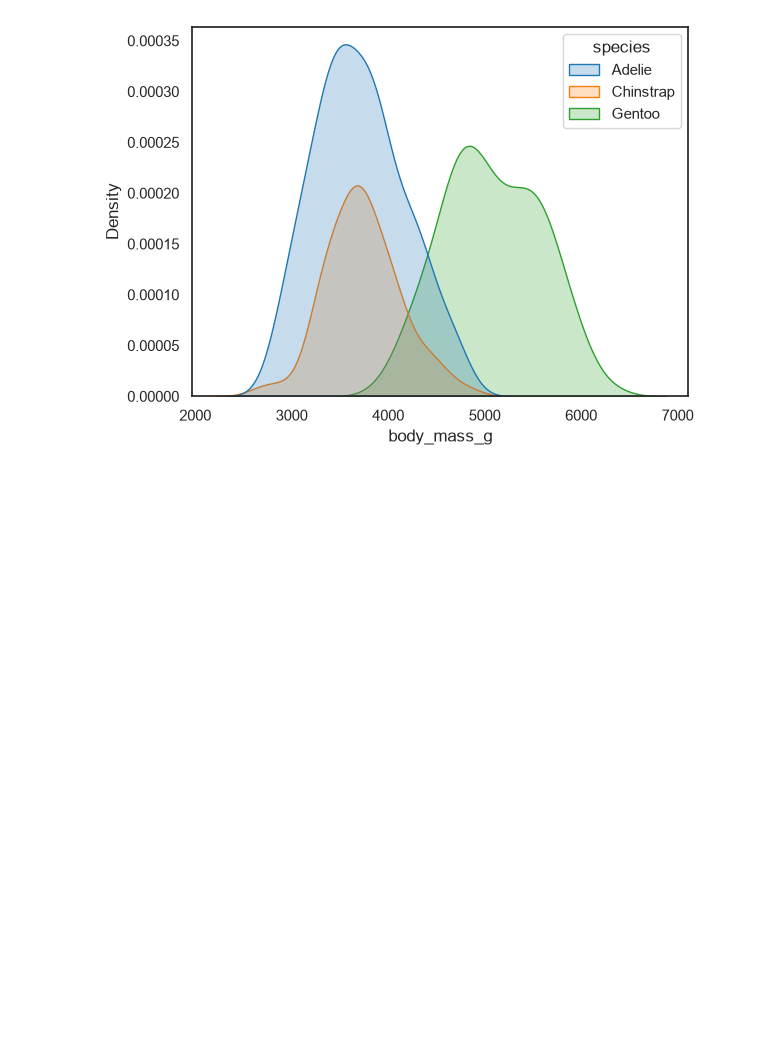
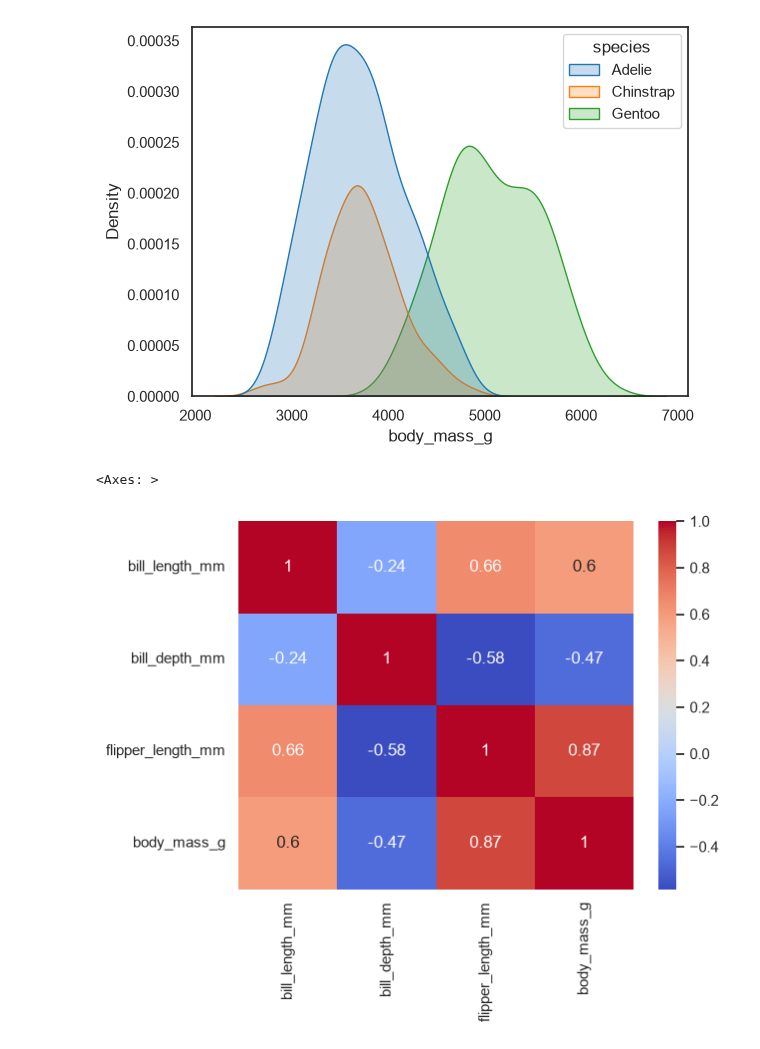
Before and after one commit to anojpradhan/learningDS, a Jupyter notebook: seaborn.ipynb, the cells around one changed output. Cells and saved outputs as stored; diff of their text form; code cells hidden in the pictures; blank space fills up the shorter version.

Commit message:
pairplot, heatmap done

```diff
--- a/seaborn.ipynb
+++ b/seaborn.ipynb
@@ -157,3 +157,12 @@ sns.kdeplot(data= penguins, x="body_mass_g", hue="species", fill=True)
 # %% [output]
 <Axes: xlabel='body_mass_g', ylabel='Density'>
 [figure]
+# %%
+# heatmap
+# It is used to show correlation between features
+
+numeric_cols=["bill_length_mm", "bill_depth_mm", "flipper_length_mm", "body_mass_g"]
+sns.heatmap(data=penguins[numeric_cols].corr(), annot=True, cmap="coolwarm" )
+# %% [output]
+<Axes: >
+[figure, added]
```
Also changed, not shown: parts of 2 cells of this notebook.
